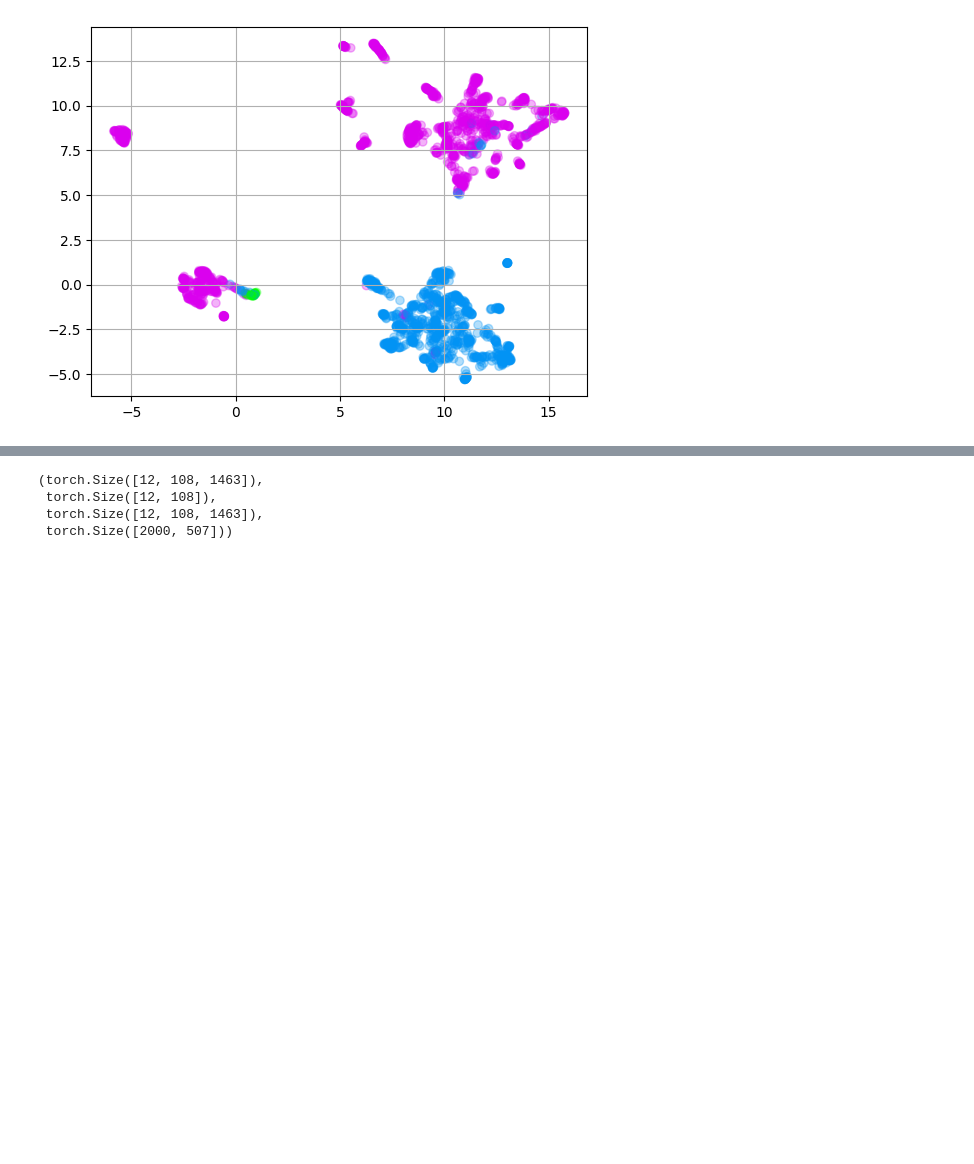
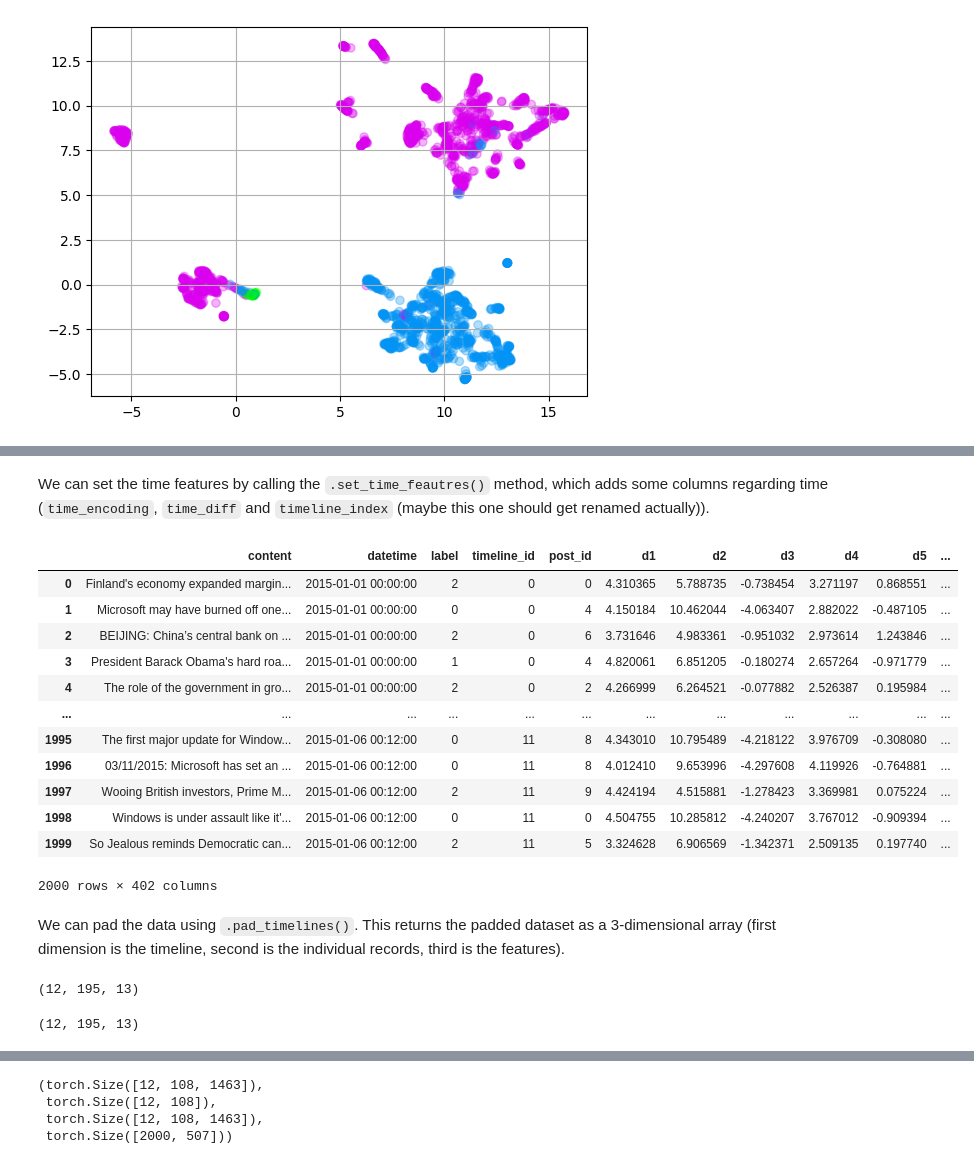
Before and after one commit to datasig-ac-uk/nlpsig, a Jupyter notebook: notebooks/pathbert_main.ipynb, the cells around one changed output, grey strips where cells are left out. Drawn from its saved outputs; the diff is of its cells as text; code cells hidden in the pictures; blank space fills up the shorter version.

```diff
--- a/notebooks/pathbert_main.ipynb
+++ b/notebooks/pathbert_main.ipynb
@@ -257,0 +332,30 @@ plt_embed.plt_2d(
+# %% [markdown]
+We can set the time features by calling the `.set_time_feautres()` method, which adds some columns regarding time (`time_encoding`, `time_diff` and `timeline_index` (maybe this one should get renamed actually)).
+# %%
+dataset.set_time_features()
+dataset.df
+# %% [output]
+|  | content | datetime | label | timeline_id | post_id | d1 | d2 | d3 | d4 | d5 | ... |
+| 0 | Finland's economy expanded margin... | 2015-01-01 00:00:00 | 2 | 0 | 0 | 4.310365 | 5.788735 | -0.738454 | 3.271197 | 0.868551 | ... |
+| 1 | Microsoft may have burned off one... | 2015-01-01 00:00:00 | 0 | 0 | 4 | 4.150184 | 10.462044 | -4.063407 | 2.882022 | -0.487105 | ... |
+| 2 | BEIJING: China’s central bank on ... | 2015-01-01 00:00:00 | 2 | 0 | 6 | 3.731646 | 4.983361 | -0.951032 | 2.973614 | 1.243846 | ... |
+| 3 | President Barack Obama's hard roa... | 2015-01-01 00:00:00 | 1 | 0 | 4 | 4.820061 | 6.851205 | -0.180274 | 2.657264 | -0.971779 | ... |
+| 4 | The role of the government in gro... | 2015-01-01 00:00:00 | 2 | 0 | 2 | 4.266999 | 6.264521 | -0.077882 | 2.526387 | 0.195984 | ... |
+| ... | ... | ... | ... | ... | ... | ... | ... | ... | ... | ... | ... |
+| 1995 | The first major update for Window... | 2015-01-06 00:12:00 | 0 | 11 | 8 | 4.343010 | 10.795489 | -4.218122 | 3.976709 | -0.308080 | ... |
+| 1996 | 03/11/2015: Microsoft has set an ... | 2015-01-06 00:12:00 | 0 | 11 | 8 | 4.012410 | 9.653996 | -4.297608 | 4.119926 | -0.764881 | ... |
+| 1997 | Wooing British investors, Prime M... | 2015-01-06 00:12:00 | 2 | 11 | 9 | 4.424194 | 4.515881 | -1.278423 | 3.369981 | 0.075224 | ... |
+| 1998 | Windows is under assault like it'... | 2015-01-06 00:12:00 | 0 | 11 | 0 | 4.504755 | 10.285812 | -4.240207 | 3.767012 | -0.909394 | ... |
+| 1999 | So Jealous reminds Democratic can... | 2015-01-06 00:12:00 | 2 | 11 | 5 | 3.324628 | 6.906569 | -1.342371 | 2.509135 | 0.197740 | ... |
+2000 rows × 402 columns
+# %% [markdown]
+We can pad the data using `.pad_timelines()`. This returns the padded dataset as a 3-dimensional array (first dimension is the timeline, second is the individual records, third is the features).
+# %%
+array_padded = dataset.pad_timelines()
+array_padded.shape
+# %% [output]
+(12, 195, 13)
+# %%
+dataset.array_padded.shape
+# %% [output]
+(12, 195, 13)
```
Also changed, not shown: parts of 41 cells of this notebook, 5 other files.
